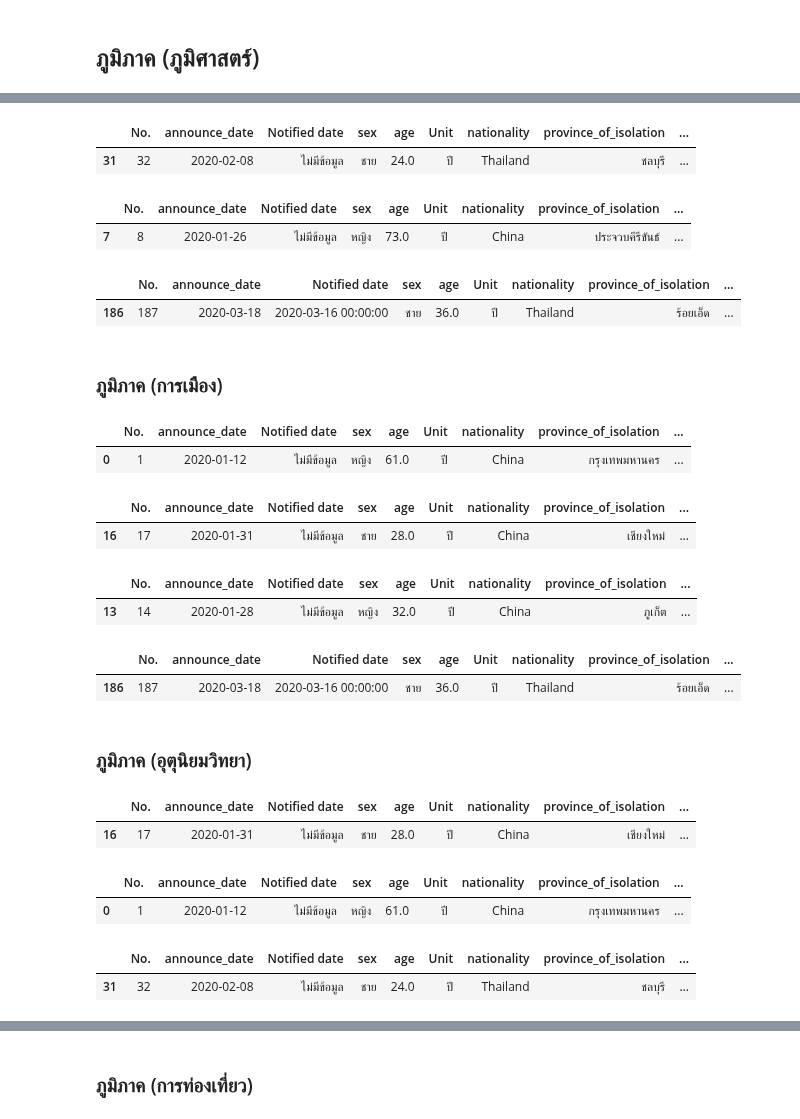
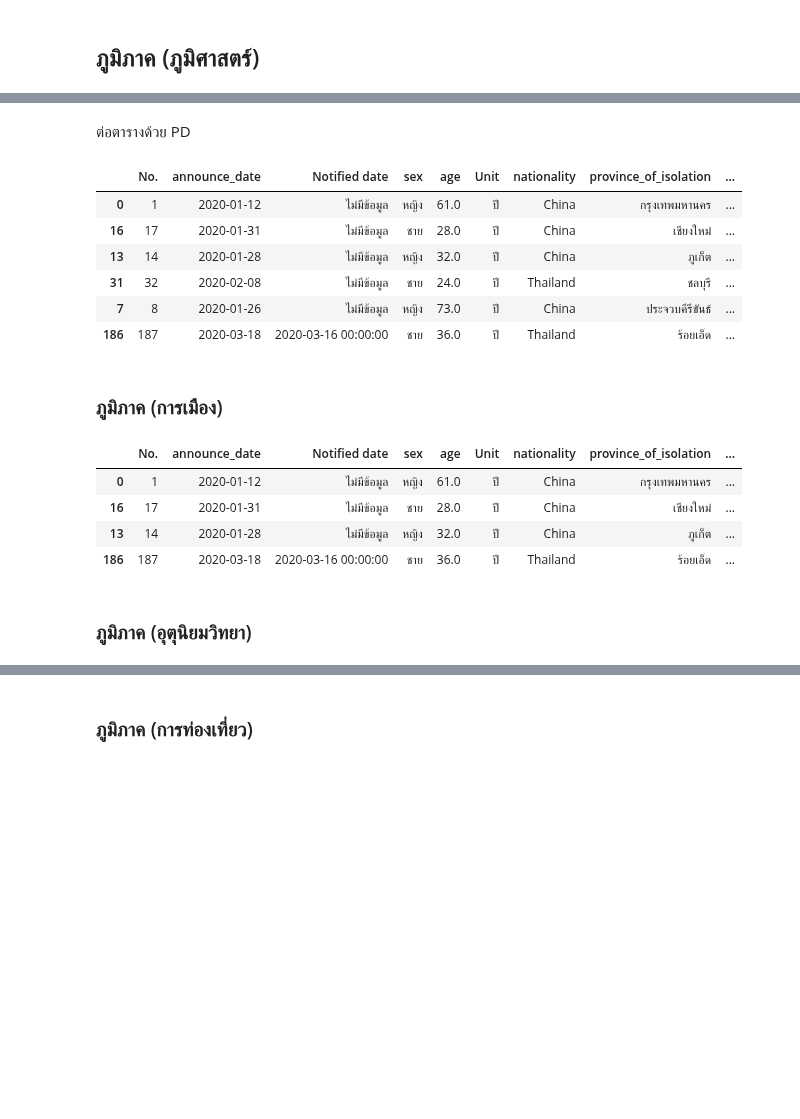
Before and after one commit to kittikhun62/data_viz_2022, a Jupyter notebook: BasicPython&DataViz_midterm2022.ipynb, the cells around one changed output, grey strips where cells are left out. Drawn from its saved outputs; the diff is of its cells as text; code cells hidden in the pictures; blank space fills up the shorter version.

```diff
--- a/BasicPython&DataViz_midterm2022.ipynb
+++ b/BasicPython&DataViz_midterm2022.ipynb
@@ -432,37 +417,22 @@ merge_covid_table[merge_covid_table['ภูมิภาค (ภูมิศา
-# %%
-merge_covid_table[merge_covid_table['ภูมิภาค (ภูมิศาสตร์)']=='ตะวันออก'].head(1)
-# %% [output]
-|  | No. | announce_date | Notified date | sex | age | Unit | nationality | province_of_isolation | ... |
-| 31 | 32 | 2020-02-08 | ไม่มีข้อมูล | ชาย | 24.0 | ปี | Thailand | ชลบุรี | ... |
-# %%
-merge_covid_table[merge_covid_table['ภูมิภาค (ภูมิศาสตร์)']=='ตะวันตก'].head(1)
-# %% [output]
-|  | No. | announce_date | Notified date | sex | age | Unit | nationality | province_of_isolation | ... |
-| 7 | 8 | 2020-01-26 | ไม่มีข้อมูล | หญิง | 73.0 | ปี | China | ประจวบคีรีขันธ์ | ... |
-# %%
-merge_covid_table[merge_covid_table['ภูมิภาค (ภูมิศาสตร์)']=='ตะวันออกเฉียงเหนือ'].head(1)
-# %% [output]
-|  | No. | announce_date | Notified date | sex | age | Unit | nationality | province_of_isolation | ... |
-| 186 | 187 | 2020-03-18 | 2020-03-16 00:00:00 | ชาย | 36.0 | ปี | Thailand | ร้อยเอ็ด | ... |
+# %%
+x1 = merge_covid_table[merge_covid_table['ภูมิภาค (ภูมิศาสตร์)']=='กลาง']
+x2 = merge_covid_table[merge_covid_table['ภูมิภาค (ภูมิศาสตร์)']=='เหนือ']
+x3 = merge_covid_table[merge_covid_table['ภูมิภาค (ภูมิศาสตร์)']=='ใต้']
+x4 = merge_covid_table[merge_covid_table['ภูมิภาค (ภูมิศาสตร์)']=='ตะวันออก']
+x5 = merge_covid_table[merge_covid_table['ภูมิภาค (ภูมิศาสตร์)']=='ตะวันตก']
+x6 = merge_covid_table[merge_covid_table['ภูมิภาค (ภูมิศาสตร์)']=='ตะวันออกเฉียงเหนือ']
+# %% [markdown]
+ต่อตารางด้วย PD
+# %%
+data_allx = pd.concat([x1.head(1),x2.head(1),x3.head(1),x4.head(1),x5.head(1),x6.head(1)])
+data_allx #สรุป
+# %% [output]
+|  | No. | announce_date | Notified date | sex | age | Unit | nationality | province_of_isolation | ... |
+| 0 | 1 | 2020-01-12 | ไม่มีข้อมูล | หญิง | 61.0 | ปี | China | กรุงเทพมหานคร | ... |
+| 16 | 17 | 2020-01-31 | ไม่มีข้อมูล | ชาย | 28.0 | ปี | China | เชียงใหม่ | ... |
+| 13 | 14 | 2020-01-28 | ไม่มีข้อมูล | หญิง | 32.0 | ปี | China | ภูเก็ต | ... |
+| 31 | 32 | 2020-02-08 | ไม่มีข้อมูล | ชาย | 24.0 | ปี | Thailand | ชลบุรี | ... |
+| 7 | 8 | 2020-01-26 | ไม่มีข้อมูล | หญิง | 73.0 | ปี | China | ประจวบคีรีขันธ์ | ... |
+| 186 | 187 | 2020-03-18 | 2020-03-16 00:00:00 | ชาย | 36.0 | ปี | Thailand | ร้อยเอ็ด | ... |
 # %% [markdown]
 ### ภูมิภาค (การเมือง)
-# %%
-merge_covid_table[merge_covid_table['ภูมิภาค (การเมือง)']=='กลาง'].head(1)
-# %% [output]
-|  | No. | announce_date | Notified date | sex | age | Unit | nationality | province_of_isolation | ... |
-| 0 | 1 | 2020-01-12 | ไม่มีข้อมูล | หญิง | 61.0 | ปี | China | กรุงเทพมหานคร | ... |
-# %%
-merge_covid_table[merge_covid_table['ภูมิภาค (การเมือง)']=='เหนือ'].head(1)
-# %% [output]
-|  | No. | announce_date | Notified date | sex | age | Unit | nationality | province_of_isolation | ... |
-| 16 | 17 | 2020-01-31 | ไม่มีข้อมูล | ชาย | 28.0 | ปี | China | เชียงใหม่ | ... |
-# %%
-merge_covid_table[merge_covid_table['ภูมิภาค (การเมือง)']=='ใต้'].head(1)
-# %% [output]
-|  | No. | announce_date | Notified date | sex | age | Unit | nationality | province_of_isolation | ... |
-| 13 | 14 | 2020-01-28 | ไม่มีข้อมูล | หญิง | 32.0 | ปี | China | ภูเก็ต | ... |
-# %%
-merge_covid_table[merge_covid_table['ภูมิภาค (การเมือง)']=='ตะวันออกเฉียงเหนือ'].head(1)
-# %% [output]
-|  | No. | announce_date | Notified date | sex | age | Unit | nationality | province_of_isolation | ... |
-| 186 | 187 | 2020-03-18 | 2020-03-16 00:00:00 | ชาย | 36.0 | ปี | Thailand | ร้อยเอ็ด | ... |
@@ -469,17 +444,11 @@ merge_covid_table[merge_covid_table['ภูมิภาค (การเมื
+# %%
+data_ally = pd.concat([y1.head(1),y2.head(1),y3.head(1),y4.head(1)])
+data_ally #สรุป
+# %% [output]
+|  | No. | announce_date | Notified date | sex | age | Unit | nationality | province_of_isolation | ... |
+| 0 | 1 | 2020-01-12 | ไม่มีข้อมูล | หญิง | 61.0 | ปี | China | กรุงเทพมหานคร | ... |
+| 16 | 17 | 2020-01-31 | ไม่มีข้อมูล | ชาย | 28.0 | ปี | China | เชียงใหม่ | ... |
+| 13 | 14 | 2020-01-28 | ไม่มีข้อมูล | หญิง | 32.0 | ปี | China | ภูเก็ต | ... |
+| 186 | 187 | 2020-03-18 | 2020-03-16 00:00:00 | ชาย | 36.0 | ปี | Thailand | ร้อยเอ็ด | ... |
 # %% [markdown]
 ### ภูมิภาค (อุตุนิยมวิทยา)
-# %%
-merge_covid_table[merge_covid_table['ภูมิภาค (อุตุนิยมวิทยา)']=='เหนือ'].head(1)
-# %% [output]
-|  | No. | announce_date | Notified date | sex | age | Unit | nationality | province_of_isolation | ... |
-| 16 | 17 | 2020-01-31 | ไม่มีข้อมูล | ชาย | 28.0 | ปี | China | เชียงใหม่ | ... |
-# %%
-merge_covid_table[merge_covid_table['ภูมิภาค (อุตุนิยมวิทยา)']=='กลาง'].head(1)
-# %% [output]
-|  | No. | announce_date | Notified date | sex | age | Unit | nationality | province_of_isolation | ... |
-| 0 | 1 | 2020-01-12 | ไม่มีข้อมูล | หญิง | 61.0 | ปี | China | กรุงเทพมหานคร | ... |
-# %%
-merge_covid_table[merge_covid_table['ภูมิภาค (อุตุนิยมวิทยา)']=='ตะวันออก'].head(1)
-# %% [output]
-|  | No. | announce_date | Notified date | sex | age | Unit | nationality | province_of_isolation | ... |
-| 31 | 32 | 2020-02-08 | ไม่มีข้อมูล | ชาย | 24.0 | ปี | Thailand | ชลบุรี | ... |
```
Also changed, not shown: parts of 22 cells of this notebook.
